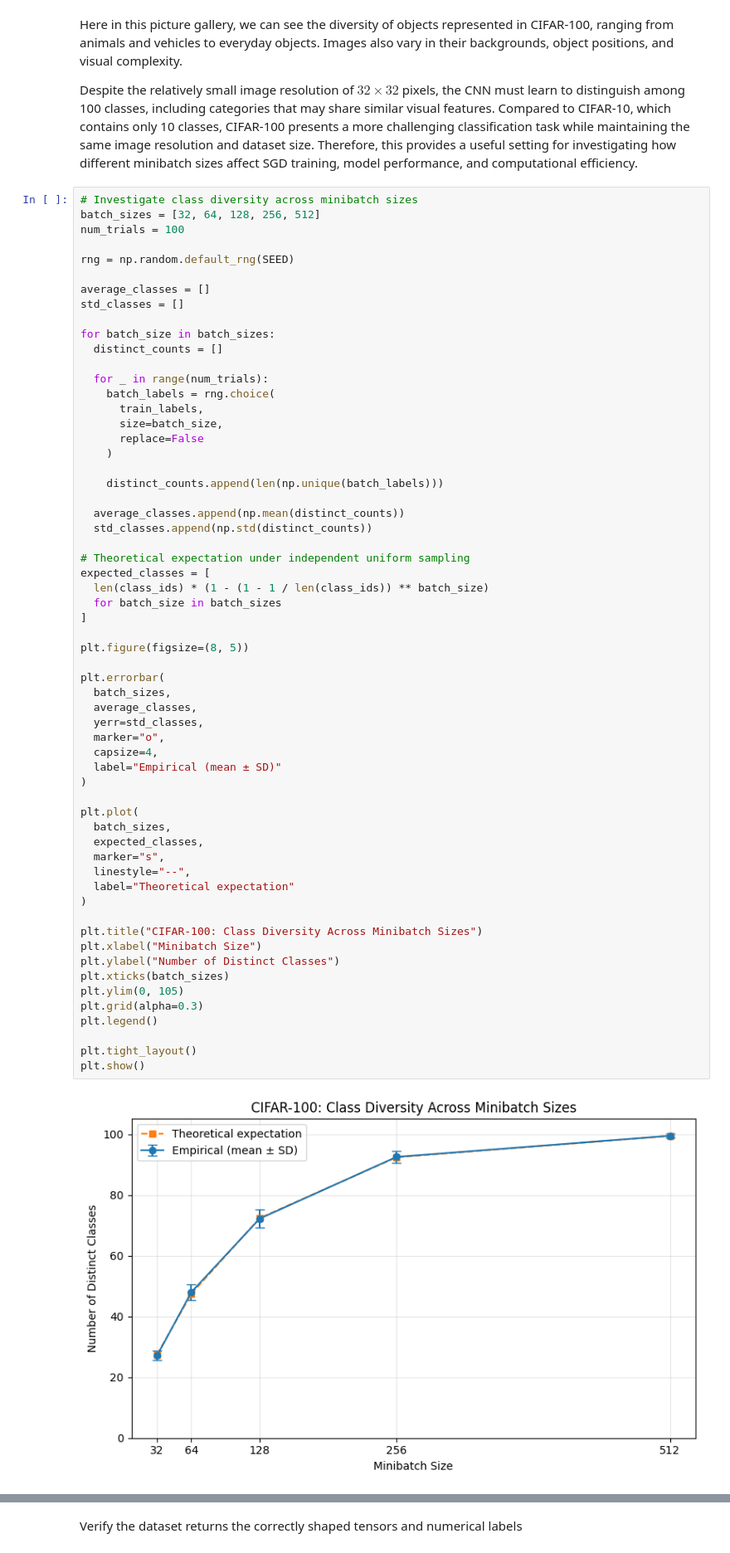
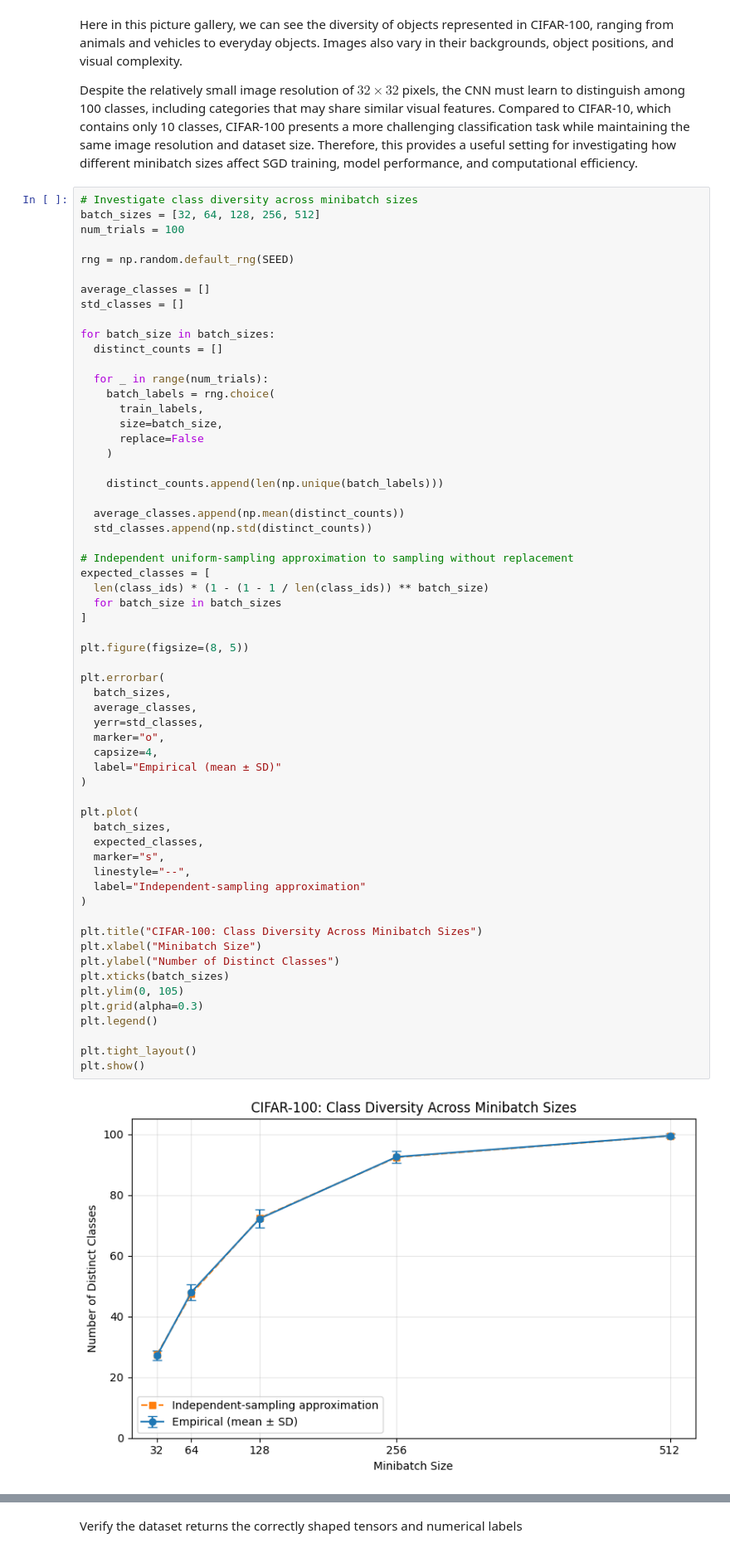
Before and after one commit to CandidoS391/Machine-Learning-Optimization-Initialization, a Jupyter notebook: large_minibatch_sgd.ipynb, the cells around one changed output, grey strips where cells are left out. Shown at 83% size. Saved outputs shown, nothing was run; the diff lists cells and outputs as text.

```diff
--- a/large_minibatch_sgd.ipynb
+++ b/large_minibatch_sgd.ipynb
@@ -285,7 +287,7 @@ for batch_size in batch_sizes:
   average_classes.append(np.mean(distinct_counts))
   std_classes.append(np.std(distinct_counts))
 
-# Theoretical expectation under independent uniform sampling
+# Independent uniform-sampling approximation to sampling without replacement
 expected_classes = [
   len(class_ids) * (1 - (1 - 1 / len(class_ids)) ** batch_size)
   for batch_size in batch_sizes
@@ -293,35 +295,35 @@ expected_classes = [
 
 plt.figure(figsize=(8, 5))
 
 plt.errorbar(
   batch_sizes,
   average_classes,
   yerr=std_classes,
   marker="o",
   capsize=4,
   label="Empirical (mean ± SD)"
 )
 
 plt.plot(
   batch_sizes,
   expected_classes,
   marker="s",
   linestyle="--",
-  label="Theoretical expectation"
+  label="Independent-sampling approximation"
 )
 
 plt.title("CIFAR-100: Class Diversity Across Minibatch Sizes")
 plt.xlabel("Minibatch Size")
 plt.ylabel("Number of Distinct Classes")
 plt.xticks(batch_sizes)
 plt.ylim(0, 105)
 plt.grid(alpha=0.3)
 plt.legend()
 
 plt.tight_layout()
 plt.show()
 # %% [output]
-[figure, old version]
+[figure, new version]
 # %% [markdown]
 The final thing to consider in this EDA is the minibatch composition. The following experiment examines how increasing minibatch size affects the number of distinct classes represented in a randomly sampled group of training images.
 
```
Also changed, not shown: parts of 30 cells of this notebook, 1 other file.
